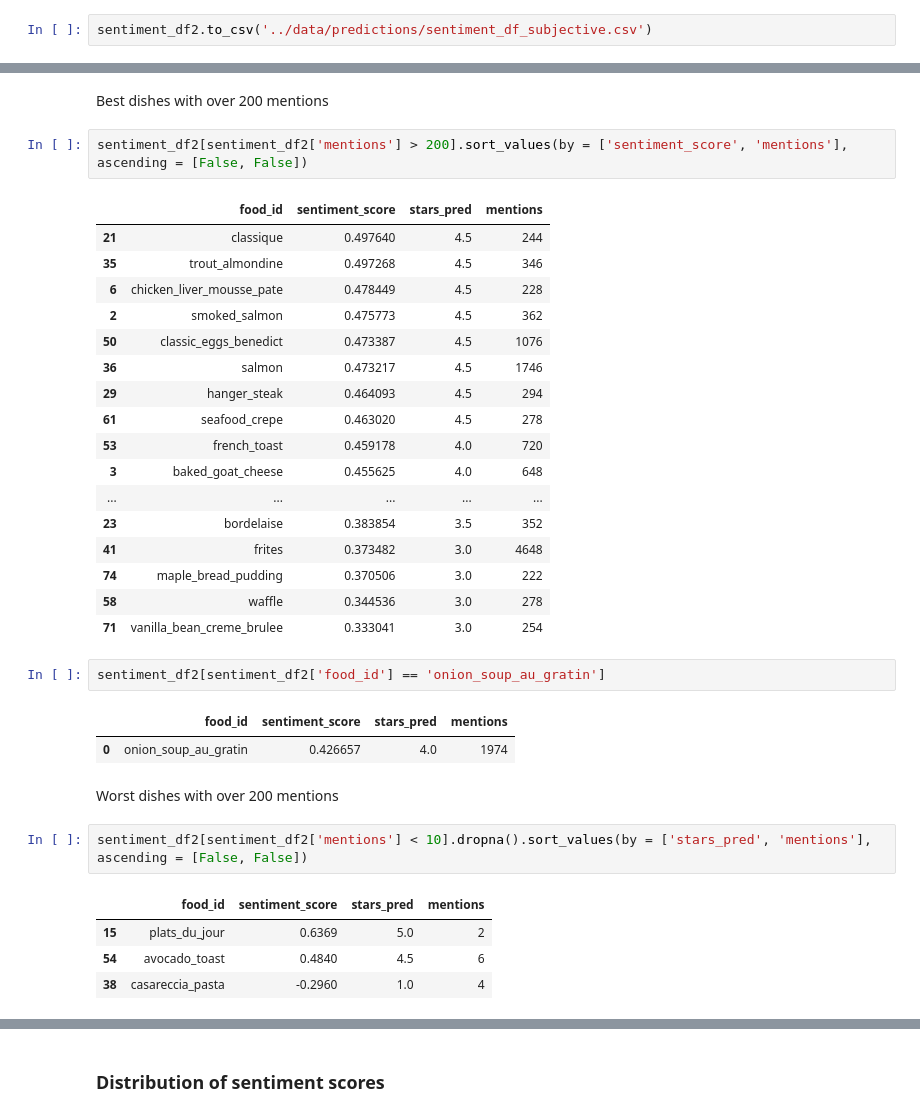
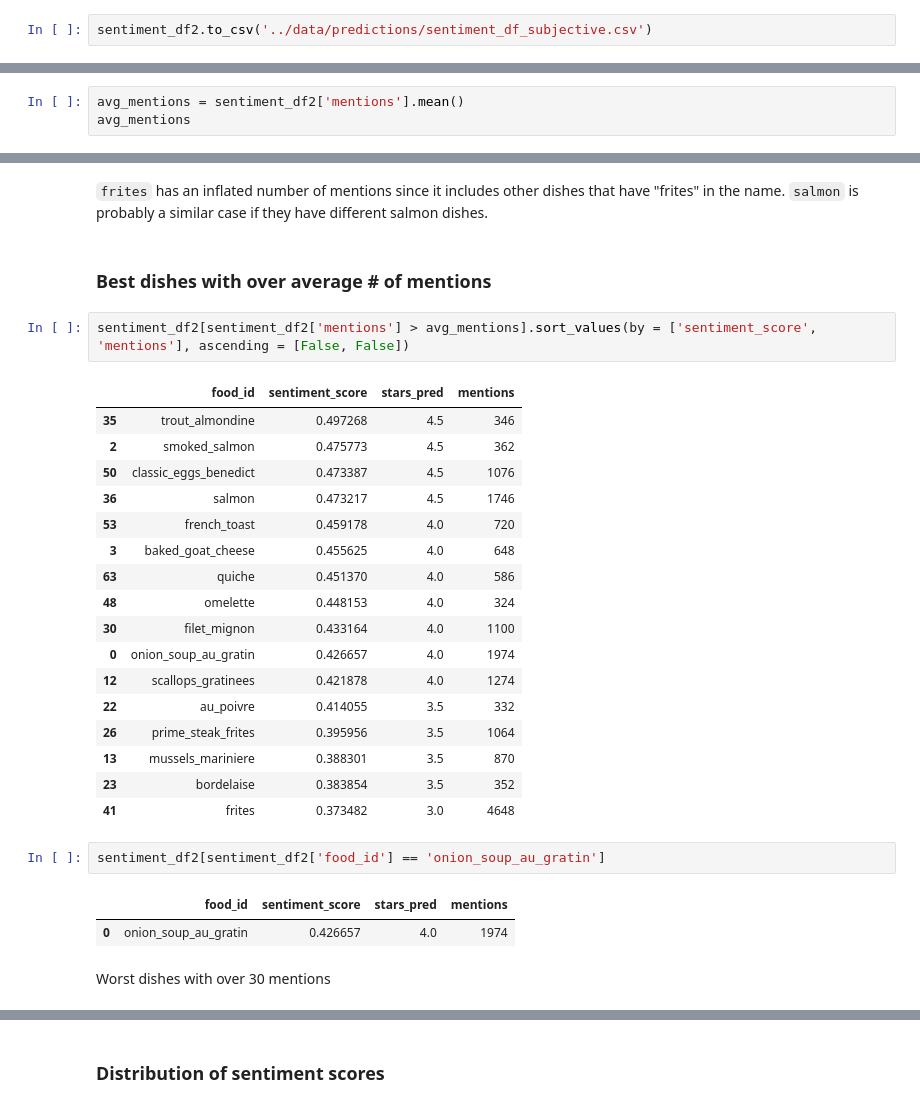
Before and after one commit to rkkwan/rating-yelp-features, a Jupyter notebook: code/05.1-rating-dishes.ipynb, the cells around one changed output, grey strips where cells are left out. Cells and saved outputs as stored; diff of their text form.

```diff
--- a/code/05-rating-dishes.ipynb
+++ b/code/05.1-rating-dishes.ipynb
@@ -596,0 +605,3 @@ sentiment_df2.to_csv('../data/predictions/sentiment_df_subjective.csv')
+# %%
+avg_mentions = sentiment_df2['mentions'].mean()
+avg_mentions
@@ -597,36 +619,31 @@ sentiment_df2.to_csv('../data/predictions/sentiment_df_subjective.csv')
+# %% [markdown]
+`frites` has an inflated number of mentions since it includes other dishes that have "frites" in the name. `salmon` is probably a similar case if they have different salmon dishes.
 # %% [markdown]
-Best dishes with over 200 mentions
+### Best dishes with over average # of mentions
 # %%
-sentiment_df2[sentiment_df2['mentions'] > 200].sort_values(by = ['sentiment_score', 'mentions'], ascending = [False, False])
+sentiment_df2[sentiment_df2['mentions'] > avg_mentions].sort_values(by = ['sentiment_score', 'mentions'], ascending = [False, False])
 # %% [output]
 |  | food_id | sentiment_score | stars_pred | mentions |
-| 21 | classique | 0.497640 | 4.5 | 244 |
 | 35 | trout_almondine | 0.497268 | 4.5 | 346 |
-| 6 | chicken_liver_mousse_pate | 0.478449 | 4.5 | 228 |
 | 2 | smoked_salmon | 0.475773 | 4.5 | 362 |
 | 50 | classic_eggs_benedict | 0.473387 | 4.5 | 1076 |
 | 36 | salmon | 0.473217 | 4.5 | 1746 |
-| 29 | hanger_steak | 0.464093 | 4.5 | 294 |
-| 61 | seafood_crepe | 0.463020 | 4.5 | 278 |
 | 53 | french_toast | 0.459178 | 4.0 | 720 |
 | 3 | baked_goat_cheese | 0.455625 | 4.0 | 648 |
-| ... | ... | ... | ... | ... |
+| 63 | quiche | 0.451370 | 4.0 | 586 |
+| 48 | omelette | 0.448153 | 4.0 | 324 |
+| 30 | filet_mignon | 0.433164 | 4.0 | 1100 |
+| 0 | onion_soup_au_gratin | 0.426657 | 4.0 | 1974 |
+| 12 | scallops_gratinees | 0.421878 | 4.0 | 1274 |
+| 22 | au_poivre | 0.414055 | 3.5 | 332 |
+| 26 | prime_steak_frites | 0.395956 | 3.5 | 1064 |
+| 13 | mussels_mariniere | 0.388301 | 3.5 | 870 |
 | 23 | bordelaise | 0.383854 | 3.5 | 352 |
 | 41 | frites | 0.373482 | 3.0 | 4648 |
-| 74 | maple_bread_pudding | 0.370506 | 3.0 | 222 |
-| 58 | waffle | 0.344536 | 3.0 | 278 |
-| 71 | vanilla_bean_creme_brulee | 0.333041 | 3.0 | 254 |
 # %%
 sentiment_df2[sentiment_df2['food_id'] == 'onion_soup_au_gratin']
 # %% [output]
 |  | food_id | sentiment_score | stars_pred | mentions |
 | 0 | onion_soup_au_gratin | 0.426657 | 4.0 | 1974 |
 # %% [markdown]
-Worst dishes with over 200 mentions
+Worst dishes with over 30 mentions
-# %%
-sentiment_df2[sentiment_df2['mentions'] < 10].dropna().sort_values(by = ['stars_pred', 'mentions'], ascending = [False, False])
-# %% [output]
-|  | food_id | sentiment_score | stars_pred | mentions |
-| 15 | plats_du_jour | 0.6369 | 5.0 | 2 |
-| 54 | avocado_toast | 0.4840 | 4.5 | 6 |
-| 38 | casareccia_pasta | -0.2960 | 1.0 | 4 |
```
Also changed, not shown: parts of 11 cells of this notebook, 6 other files.
